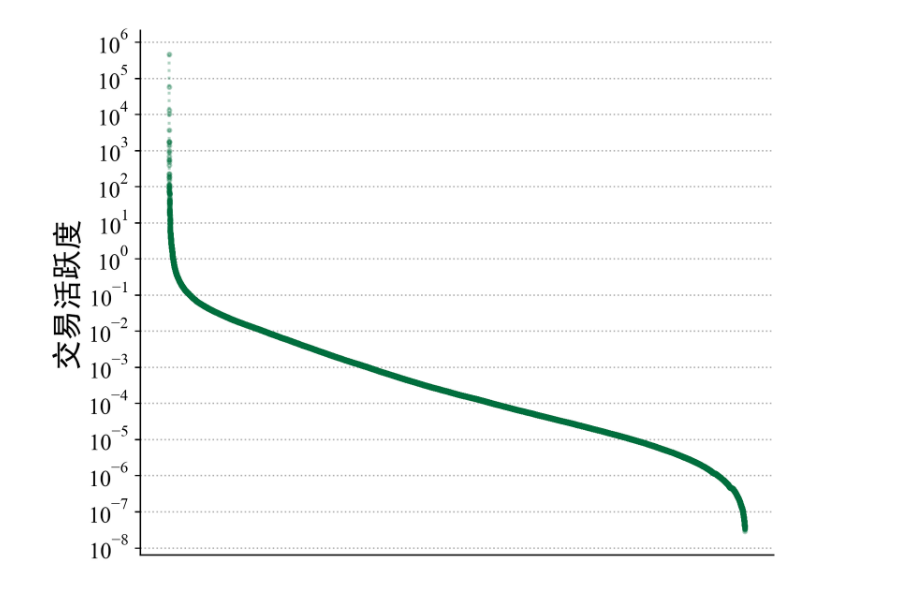
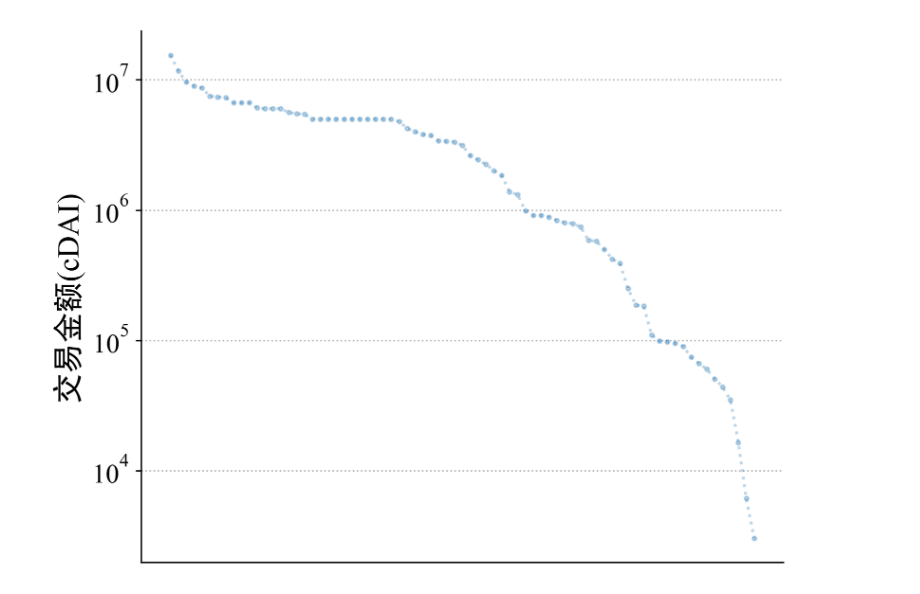
Before and after one commit to Cagayake-1/TornadoCluster, a Jupyter notebook: AprioriDataPre.ipynb, the cells around one changed output. Drawn from its saved outputs; the diff is of its cells as text; code cells hidden in the pictures.

Commit message:
figure modify

```diff
--- a/AprioriDataPre.ipynb
+++ b/AprioriDataPre.ipynb
@@ -265,5 +218,4 @@ f.close()
 # %%
-v_type = 'ETH'
 addrDF = pd.DataFrame()
 for addr_dir in os.listdir(addrSetFilePath):
     value = addr_dir.split('_')[0]
@@ -274,3 +226,21 @@ for addr_dir in os.listdir(addrSetFilePath):
         df = utils.readCsvFile(addrSetFilePath+addr_dir,0)
         newdf = [addrDF, df]
         addrDF = pd.concat(newdf)
+df = pd.DataFrame(addrDF, columns=["NorGasPri_avg"])
+df = df.sort_values(by="NorGasPri_avg",ascending=False)
+df = df.reset_index().drop_duplicates(subset='index', keep='last').set_index('index')
+df = df.dropna()
+plt.figure(dpi=300, figsize=(6,5))
+df.NorGasPri_avg.plot(color='#c86339', alpha=0.3, linestyle=':', marker = 'o', markersize='2',markeredgewidth=1)
+plt.xlabel = []
+ax = plt.gca()
+#边框不可见
+ax.spines.right.set_visible(False)
+ax.spines.top.set_visible(False)
+ax.set_yscale("log")
+ax.axes.xaxis.set_visible(False)
+ax.set_ylabel('NGP(Gwei)')
+ax.grid(axis='y',linestyle=':',which='major')
+
+ax.set_xticks([])
+plt.show()
@@ -277,16 +249,21 @@ for addr_dir in os.listdir(addrSetFilePath):
 # %%
-df = pd.DataFrame(addrDF, columns=["Cnt","Inter_avg"])
+addrDF = pd.DataFrame()
+for addr_dir in os.listdir(addrSetFilePath):
+    value = addr_dir.split('_')[0]
+    # if value == v_type:
+    type = ''.join(re.findall(r'[A-Za-z]', value))
+    if  type == v_type:
+        addrDir = addr_dir
+        df = utils.readCsvFile(addrSetFilePath+addr_dir,0)
+        newdf = [addrDF, df]
+        addrDF = pd.concat(newdf)
+df = pd.DataFrame(addrDF, columns=["Value_avg"])
+df = df.sort_values(by="Value_avg",ascending=False)
+df = df.reset_index().drop_duplicates(subset='index', keep='last').set_index('index')
+df = df.dropna()
 plt.figure(dpi=300, figsize=(6,5))
-
-df = df.loc[(df['Cnt'] != 0) & (df['Cnt'] != 1) & df['Inter_avg']!=0]
-
-df['activity'] = df['Cnt']/df['Inter_avg'].abs()
-df = df.sort_values(by="activity",ascending=False)
-print(df)
-df = df.reset_index().drop_duplicates(subset='index', keep='last').set_index('index')
-print(df)
-df.activity.plot(color='#006e3d', alpha=0.3, linestyle=':', marker = 'o', markersize='2',markeredgewidth=1)
-
+# print(df)
+df.Value_avg.plot(color='#2878b5', alpha=0.3, linestyle=':', marker = 'o', markersize='2',markeredgewidth=1)
 plt.xlabel = []
 ax = plt.gca()
 #边框不可见
@@ -294,12 +271,12 @@ ax.spines.right.set_visible(False)
 ax.spines.top.set_visible(False)
 ax.set_xticks([])
 ax.axes.xaxis.set_visible(False)
-ax.set_ylabel('交易活跃度',fontfamily='sans-serif')
-
 ax.set_yscale("log")
+ax.set_ylabel('交易金额('+v_type+')',fontfamily=['Times New Roman','simhei'])
 ax.yaxis.set_major_locator(plt.LogLocator(base=10.0, numdecs=10))
 ax.yaxis.set_minor_locator(plt.LogLocator(base=10.0, subs=[1.0], numticks=100))
-ax.tick_params(which = "both", labelsize=12, length=3)
+ax.tick_params(which = "both", labelsize=14, length=3)
+# ax.yaxis.set_major_locator(MultipleLocator(3.0))
 ax.grid(axis='y',linestyle=':',which='both')
 plt.show()
 # %% [output]
@@ -323 +283 @@ plt.show()
-[figure, old version]
+[figure, new version]
```
Also changed, not shown: parts of 20 cells of this notebook, 6 other files.
